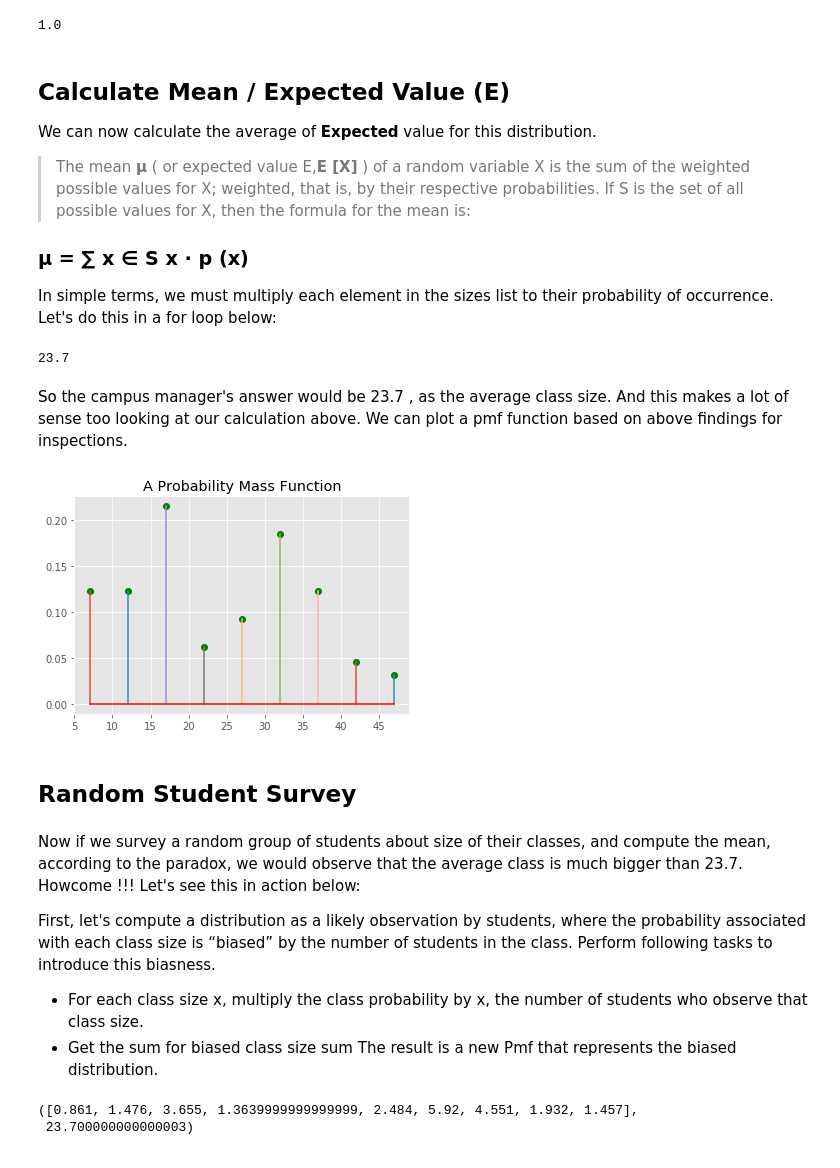
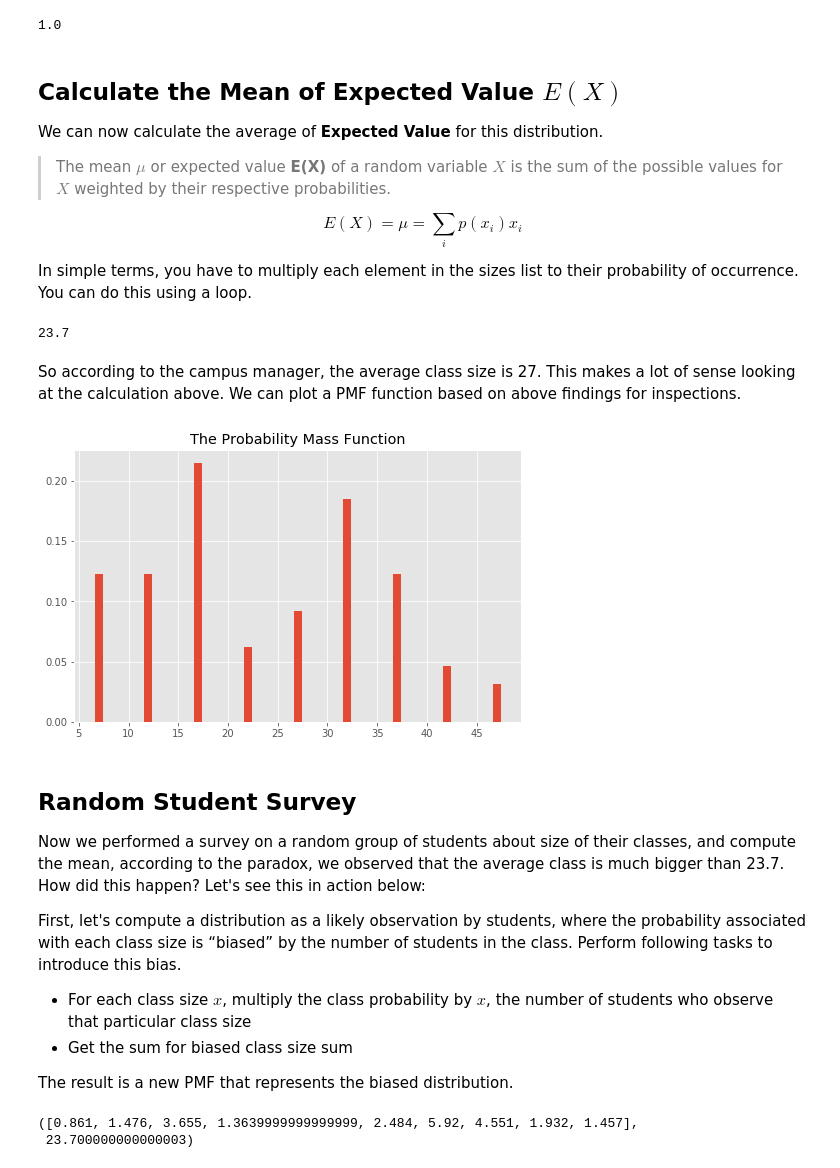
Before and after one commit to learn-co-curriculum/dsc-probability-mass-function-lab, a Jupyter notebook: index.ipynb, the cells around one changed output. Cells and saved outputs as stored; diff of their text form; code cells hidden in the pictures.

```diff
--- a/index.ipynb
+++ b/index.ipynb
@@ -71,15 +72,15 @@ np.array(pmf).sum()
 # %% [output]
 1.0
 # %% [markdown]
-## Calculate Mean / Expected Value (E)
+## Calculate the Mean of Expected Value $E(X)$
 
-We can now calculate the average of **Expected** value for this distribution.
+We can now calculate the average of **Expected Value** for this distribution.
 
->The mean **μ** ( or expected value E,**E [X]** ) of a random variable X is the sum of the weighted possible values for X; weighted, that is, by their respective probabilities. If S is the set of all possible values for X, then the formula for the mean is:
+>The mean $\mu$ or expected value **E(X)** of a random variable $X$ is the sum of the possible values for $X$ weighted by their respective probabilities.
 
-### μ = ∑ x ∈ S  x ⋅ p (x)
+$$ E(X) = \mu = \sum_i p(x_i)x_i$$
 
-In simple terms, we must multiply each element in the sizes list to their probability of occurrence. Let's do this in a for loop below:
+In simple terms, you have to multiply each element in the sizes list to their probability of occurrence. You can do this using a loop.
 # %%
 x = list(counter.keys())
 y = pmf
@@ -90,25 +91,27 @@ mu
 # %% [output]
 23.7
 # %% [markdown]
-So the campus manager's answer would be 23.7 , as the average class size. And this makes a lot of sense too looking at our calculation above. We can plot a pmf function based on above findings for inspections.
+So according to the campus manager, the average class size is 27. This makes a lot of sense looking at the calculation above. We can plot a PMF function based on above findings for inspections.
 # %%
 import matplotlib.pyplot as plt
 plt.style.use('ggplot')
 
-plt.stem(counter.keys(), pmf, '-', 'go', 'r-');
-plt.title ("A Probability Mass Function");
+plt.figure(figsize=(8,5))
+plt.bar(counter.keys(), pmf);
+plt.title ("The Probability Mass Function");
 # %% [output]
-[figure, old version]
+[figure, new version]
-# %% [markdown]
-## Random Student Survey
 # %% [markdown]
-Now if we survey a random group of students about size of their classes, and compute the mean, according to the paradox, we would observe that the average class is much bigger than 23.7. Howcome !!! Let's see this in action below:
+## Random Student Survey
 
-First, let's compute a distribution as a likely observation by students, where the probability associated with each class size is “biased” by the number of students in the class. Perform following tasks to introduce this biasness.
+Now we performed a survey on a random group of students about size of their classes, and compute the mean, according to the paradox, we observed that the average class is much bigger than 23.7. How did this happen? Let's see this in action below:
 
-* For each class size x, multiply the class probability by x, the number of students who observe that class size.
+First, let's compute a distribution as a likely observation by students, where the probability associated with each class size is “biased” by the number of students in the class. Perform following tasks to introduce this bias.
+
+* For each class size $x$, multiply the class probability by $x$, the number of students who observe that particular class size
 * Get the sum for biased class size sum
-The result is a new Pmf that represents the biased distribution.
+
+The result is a new PMF that represents the biased distribution.
 # %%
 biased = []
 for s, p in zip(sizes,pmf):
```
Also changed, not shown: parts of 12 cells of this notebook, 4 other files.
